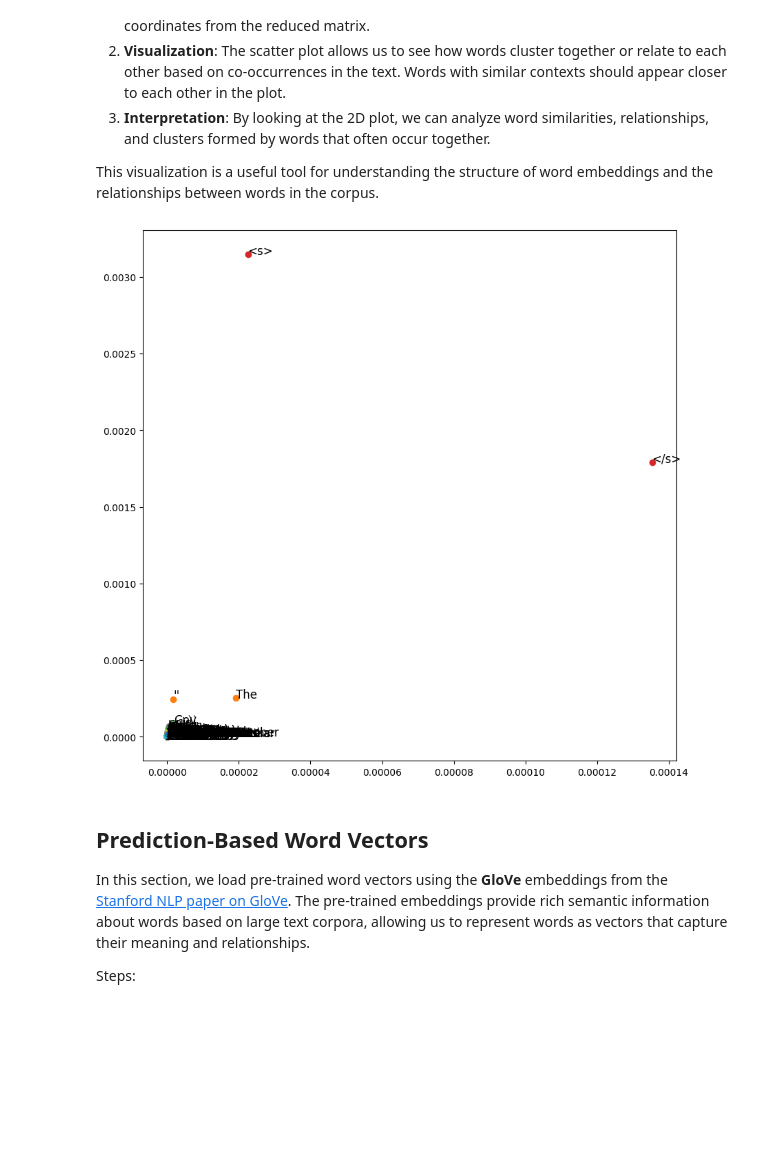
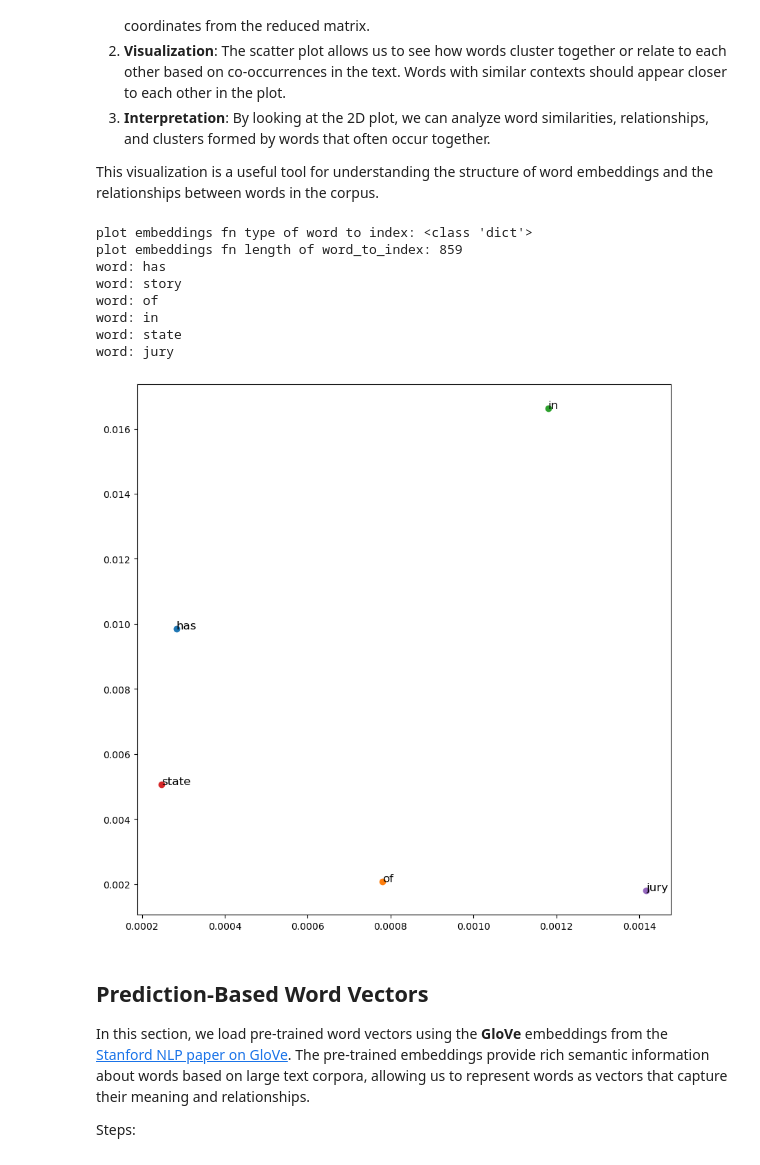
Before and after one commit to kaleem-01/NLP_2025_A2, a Jupyter notebook: NLP_A2 - Part 2 and 3.ipynb, the cells around one changed output. Cells and saved outputs as stored; diff of their text form; code cells hidden in the pictures; blank space fills up the shorter version.

Commit message:
completed part3 until compare plots

```diff
--- a/NLP_A2 - Part 2 and 3.ipynb
+++ b/NLP_A2 - Part 2 and 3.ipynb
@@ -409,13 +406,15 @@ def reduce_to_k_dim(M, k=2):
     Reduce the dimensionality of the co-occurrence matrix M to k dimensions using SVD.
     """
     U, S, Vt = np.linalg.svd(M, full_matrices=False)
+    # print("U shape:", U.shape)
+    # print("S shape:", S.shape)
+    # print("Vt shape:", Vt.shape)
     # Select the top k singular values and corresponding vectors
     U_reduced = U[:, :k]
     S_reduced = np.diag(S[:k])
     Vt_reduced = Vt[:k, :]
     # Reconstruct the reduced matrix
-    M_reduced = np.dot(U_reduced, S_reduced)
-    M_reduced = np.dot(M_reduced, Vt_reduced)
+    M_reduced = np.dot(U_reduced, S_reduced).dot(Vt_reduced)
     # # Normalize the reduced matrix
     # M_reduced = M_reduced.astype(np.float32)
     # M_reduced /= np.sum(M_reduced, axis=1, keepdims=True)  # Normalize by row sums
@@ -433,21 +432,40 @@ This visualization is a useful tool for understanding the structure of word embe
 # %%
 def plot_embeddings(M_reduced, words):
     """
     Plot the word embeddings in 2D space.
     """
+    print("plot embeddings fn type of word to index:", type(word_to_index))
+    print("plot embeddings fn length of word_to_index:", len(word_to_index))
     plt.figure(figsize=(10, 10))
     for i, word in enumerate(words):
+        print("word:", word)
         if word in word_to_index:
             x, y = M_reduced[word_to_index[word], :2]
             plt.scatter(x, y)
             plt.annotate(word, (x, y), fontsize=12)
 
-words = ['movie', 'book', 'mysterious', 'story', 'fascinating', 'good', 'interesting', 'large', 'massive', 'huge']
+# words = ['take', 'story', 'of', 'also', 'under', 'state']
+# words = ['has', 'story', 'of', 'said', 'in', 'state', 'jury']
+words = ['has', 'story', 'of', 'in', 'state', 'jury']
 
 M_reduced = reduce_to_k_dim(co_matrix, k=2)
-plot_embeddings(M_reduced, vocab)
+# vocab_without_s = [word for word in vocab if word != '<s>' and word != '</s>' and word != '"' and word != '``' and word != "''"]
+# # vocab_without_s = vocab.remove('<s>')
+# # vocab_without_s = vocab.remove('</s>')
+# plot_embeddings(M_reduced, vocab_without_s)
+# plt.savefig('./results/word_embeddings.png')
+
+plot_embeddings(M_reduced, words)
 # %% [output]
+plot embeddings fn type of word to index: <class 'dict'>
+plot embeddings fn length of word_to_index: 859
+word: has
+word: story
+word: of
+word: in
+word: state
+word: jury
-[figure, old version]
+[figure, new version]
 # %% [markdown]
 ## Prediction-Based Word Vectors
 In this section, we load pre-trained word vectors using the **GloVe** embeddings from the [Stanford NLP paper on GloVe](https://nlp.stanford.edu/pubs/glove.pdf). The pre-trained embeddings provide rich semantic information about words based on large text corpora, allowing us to represent words as vectors that capture their meaning and relationships.
```
Also changed, not shown: parts of 6 cells of this notebook, 3 other files.
